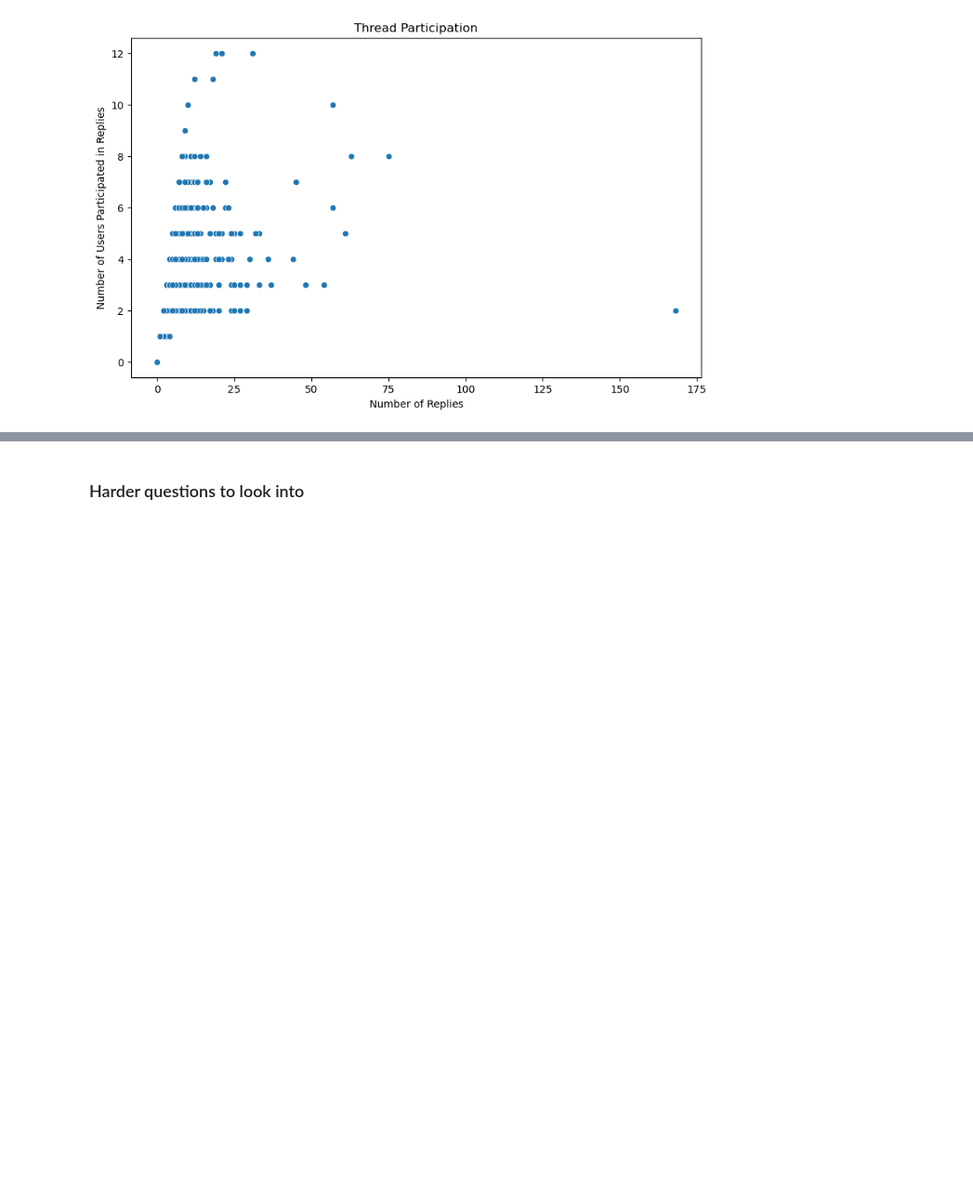
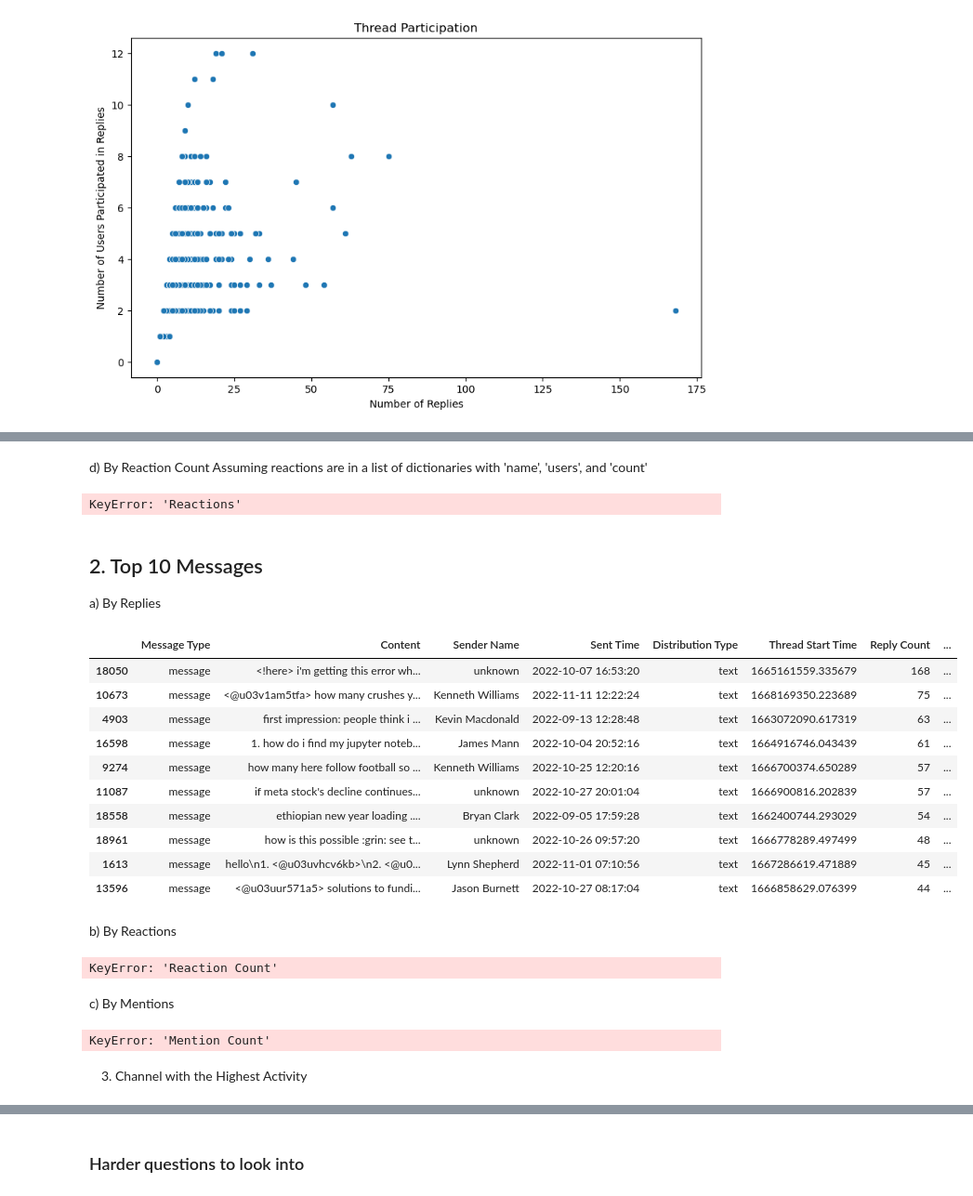
Before and after one commit to mintesnot96/10academy_week0_challenge, a Jupyter notebook: notebooks/parse_slack_data.ipynb, the cells around one changed output, grey strips where cells are left out. Shown at 93% size. Drawn from its saved outputs; the diff is of its cells as text; code cells hidden in the pictures; blank space fills up the shorter version.

```diff
--- a/notebooks/parse_slack_data.ipynb
+++ b/notebooks/parse_slack_data.ipynb
@@ -393,0 +454,7 @@ plt.show()
+# %%
+# Count mentions
+parsed['Mention Count'] = parsed['Message Content'].str.count('<@U[A-Za-z0-9]+>')
+
+# Top and bottom 10 users by mention count
+top_mention_users = parsed.groupby('Sender Name')['Mention Count'].sum().nlargest(10)
+bottom_mention_users = parsed.groupby('Sender Name')['Mention Count'].sum().nsmallest(10)
@@ -393,0 +501,45 @@ plt.show()
+# %% [markdown]
+d) By Reaction Count
+Assuming reactions are in a list of dictionaries with 'name', 'users', and 'count'
+# %%
+# Process reactions
+parsed['Reaction Count'] = parsed['Reactions'].apply(lambda x: sum(reaction['count'] for reaction in x) if isinstance(x, list) else 0)
+
+# Top and bottom 10 users by reaction count
+top_reaction_users = parsed.groupby('Sender Name')['Reaction Count'].sum().nlargest(10)
+bottom_reaction_users = parsed.groupby('Sender Name')['Reaction Count'].sum().nsmallest(10)
+# %% [output]
+KeyError: 'Reactions'
+# %% [markdown]
+## 2. Top 10 Messages
+a) By Replies
+# %%
+top_replies_messages = parsed.nlargest(10, 'Reply Count')
+# %%
+top_replies_messages
+# %% [output]
+|  | Message Type | Content | Sender Name | Sent Time | Distribution Type | Thread Start Time | Reply Count | ... |
+| 18050 | message | <!here> i'm getting this error wh... | unknown | 2022-10-07 16:53:20 | text | 1665161559.335679 | 168 | ... |
+| 10673 | message | <@u03v1am5tfa> how many crushes y... | Kenneth Williams | 2022-11-11 12:22:24 | text | 1668169350.223689 | 75 | ... |
+| 4903 | message | first impression: people think i ... | Kevin Macdonald | 2022-09-13 12:28:48 | text | 1663072090.617319 | 63 | ... |
+| 16598 | message | 1. how do i find my jupyter noteb... | James Mann | 2022-10-04 20:52:16 | text | 1664916746.043439 | 61 | ... |
+| 9274 | message | how many here follow football so ... | Kenneth Williams | 2022-10-25 12:20:16 | text | 1666700374.650289 | 57 | ... |
+| 11087 | message | if meta stock's decline continues... | unknown | 2022-10-27 20:01:04 | text | 1666900816.202839 | 57 | ... |
+| 18558 | message | ethiopian new year loading .... | Bryan Clark | 2022-09-05 17:59:28 | text | 1662400744.293029 | 54 | ... |
+| 18961 | message | how is this possible :grin: see t... | unknown | 2022-10-26 09:57:20 | text | 1666778289.497499 | 48 | ... |
+| 1613 | message | hello\n1. <@u03uvhcv6kb>\n2. <@u0... | Lynn Shepherd | 2022-11-01 07:10:56 | text | 1667286619.471889 | 45 | ... |
+| 13596 | message | <@u03uur571a5> solutions to fundi... | Jason Burnett | 2022-10-27 08:17:04 | text | 1666858629.076399 | 44 | ... |
+# %% [markdown]
+b) By Reactions
+# %%
+top_reactions_messages = parsed.nlargest(10, 'Reaction Count')
+# %% [output]
+KeyError: 'Reaction Count'
+# %% [markdown]
+c) By Mentions
+# %%
+top_mentions_messages = parsed.nlargest(10, 'Mention Count')
+# %% [output]
+KeyError: 'Mention Count'
+# %% [markdown]
+3. Channel with the Highest Activity
```
Also changed, not shown: parts of 15 cells of this notebook.
